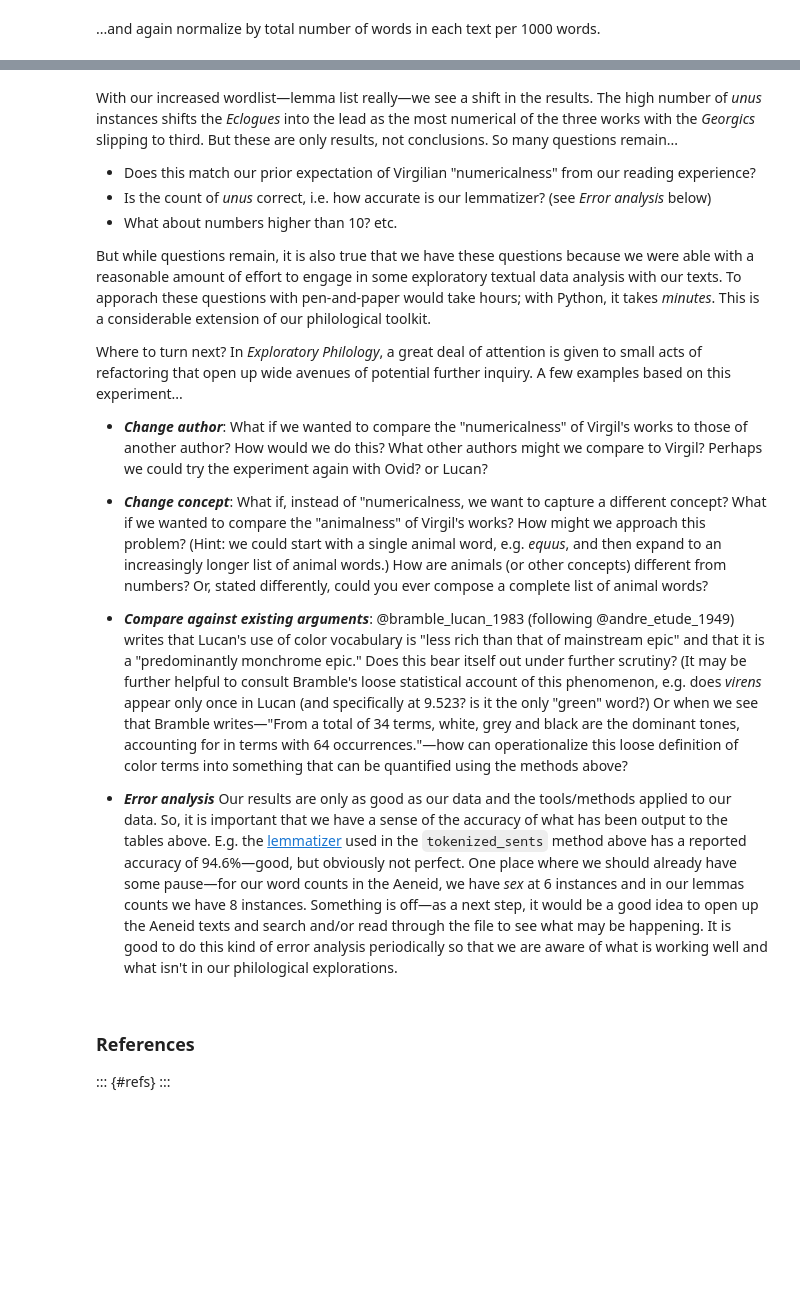
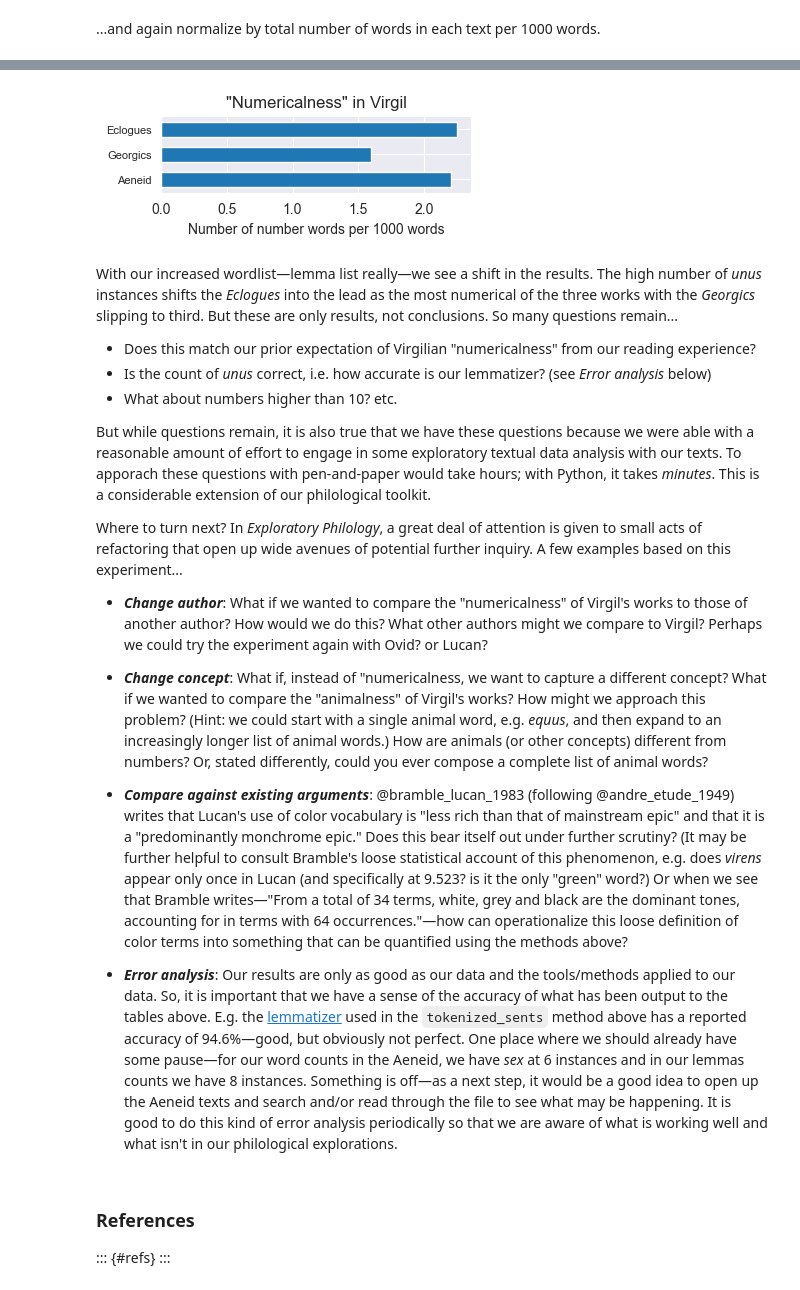
Before and after one commit to diyclassics/epblog, a Jupyter notebook: posts/virgilian-numbers/index.ipynb, the cells around one changed output, grey strips where cells are left out. Cells and saved outputs as stored; diff of their text form; code cells hidden in the pictures; blank space fills up the shorter version.

```diff
--- a/posts/virgilian-numbers/index.ipynb
+++ b/posts/virgilian-numbers/index.ipynb
@@ -303,4 +307,19 @@ Aeneid      2.27
 dtype: float64
+# %%
+# A quick visualization...
+
+import matplotlib.pyplot as plt
+import seaborn as sns
+sns.set_style("darkgrid")
+
+plt.figure(figsize=(4, 1))
+plt.rcParams['ytick.labelsize'] = 8
+
+ax = lemma_df_nums_norm.plot(kind='barh', width=0.6)
+ax.invert_yaxis()
+ax.set(xlabel='Number of number words per 1000 words', title='"Numericalness" in Virgil');
+# %% [output]
+[figure, added]
 # %% [markdown]
 With our increased wordlist—lemma list really—we see a shift in the results. The high number of *unus* instances shifts the *Eclogues* into the lead as the most numerical of the three works with the *Georgics* slipping to third. But these are only results, not conclusions. So many questions remain...
 
@@ -318,7 +337,7 @@ Where to turn next? In *Exploratory Philology*, a great deal of attention is giv
 
 - ***Compare against existing arguments***: @bramble_lucan_1983 (following @andre_etude_1949) writes that Lucan's use of color vocabulary is "less rich than that of mainstream epic" and that it is a "predominantly monchrome epic." Does this bear itself out under further scrutiny? (It may be further helpful to consult Bramble's loose statistical account of this phenomenon, e.g. does *virens* appear only once in Lucan (and specifically at 9.523? is it the only "green" word?) Or when we see that Bramble writes—"From a total of 34 terms, white, grey and black are the dominant tones, accounting for in terms with 64 occurrences."—how can operationalize this loose definition of color terms into something that can be quantified using the methods above?
 
-- ***Error analysis*** Our results are only as good as our data and the tools/methods applied to our data. So, it is important that we have a sense of the accuracy of what has been output to the tables above. E.g. the [lemmatizer](https://huggingface.co/latincy/la_core_web_lg) used in the `tokenized_sents` method above has a reported accuracy of 94.6%—good, but obviously not perfect. One place where we should already have some pause—for our word counts in the Aeneid, we have *sex* at 6 instances and in our lemmas counts we have 8 instances. Something is off—as a next step, it would be a good idea to open up the Aeneid texts and search and/or read through the file to see what may be happening. It is good to do this kind of error analysis periodically so that we are aware of what is working well and what isn't in our philological explorations.
+- ***Error analysis***: Our results are only as good as our data and the tools/methods applied to our data. So, it is important that we have a sense of the accuracy of what has been output to the tables above. E.g. the [lemmatizer](https://huggingface.co/latincy/la_core_web_lg) used in the `tokenized_sents` method above has a reported accuracy of 94.6%—good, but obviously not perfect. One place where we should already have some pause—for our word counts in the Aeneid, we have *sex* at 6 instances and in our lemmas counts we have 8 instances. Something is off—as a next step, it would be a good idea to open up the Aeneid texts and search and/or read through the file to see what may be happening. It is good to do this kind of error analysis periodically so that we are aware of what is working well and what isn't in our philological explorations.
 # %% [markdown]
 ### References
 
```
Also changed, not shown: parts of 11 cells of this notebook, 7 other files.
